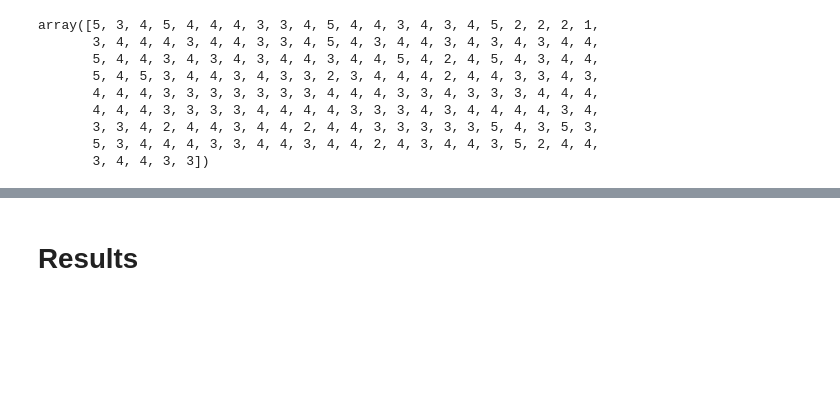
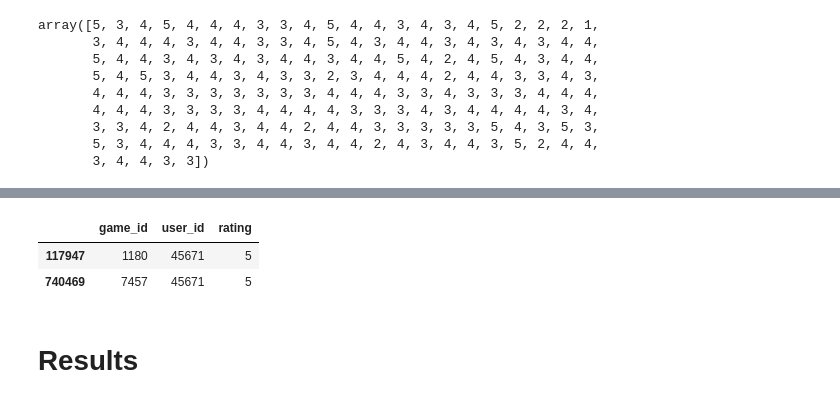
Before and after one commit to AUT-Student/BigData-HW2, a Jupyter notebook: BigData_HW2_Q2.ipynb, the cells around one changed output, grey strips where cells are left out. Cells and saved outputs as stored; diff of their text form; code cells hidden in the pictures; blank space fills up the shorter version.

```diff
--- a/BigData_HW2_Q2.ipynb
+++ b/BigData_HW2_Q2.ipynb
@@ -165,2 +210,8 @@ output
+# %%
+ratings_dataset[ratings_dataset["user_id"] == 45671]
+# %% [output]
+|  | game_id | user_id | rating |
+| 117947 | 1180 | 45671 | 5 |
+| 740469 | 7457 | 45671 | 5 |
 # %% [markdown]
 # Results
```
Also changed, not shown: parts of 5 cells of this notebook.
